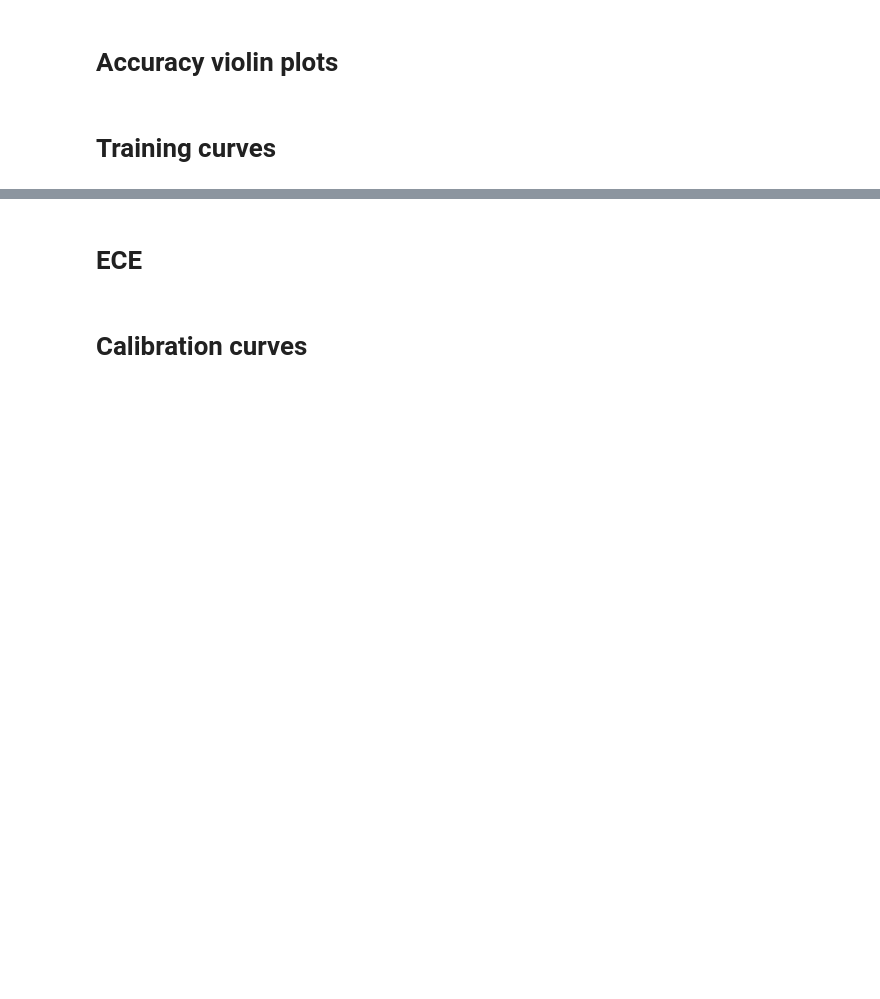
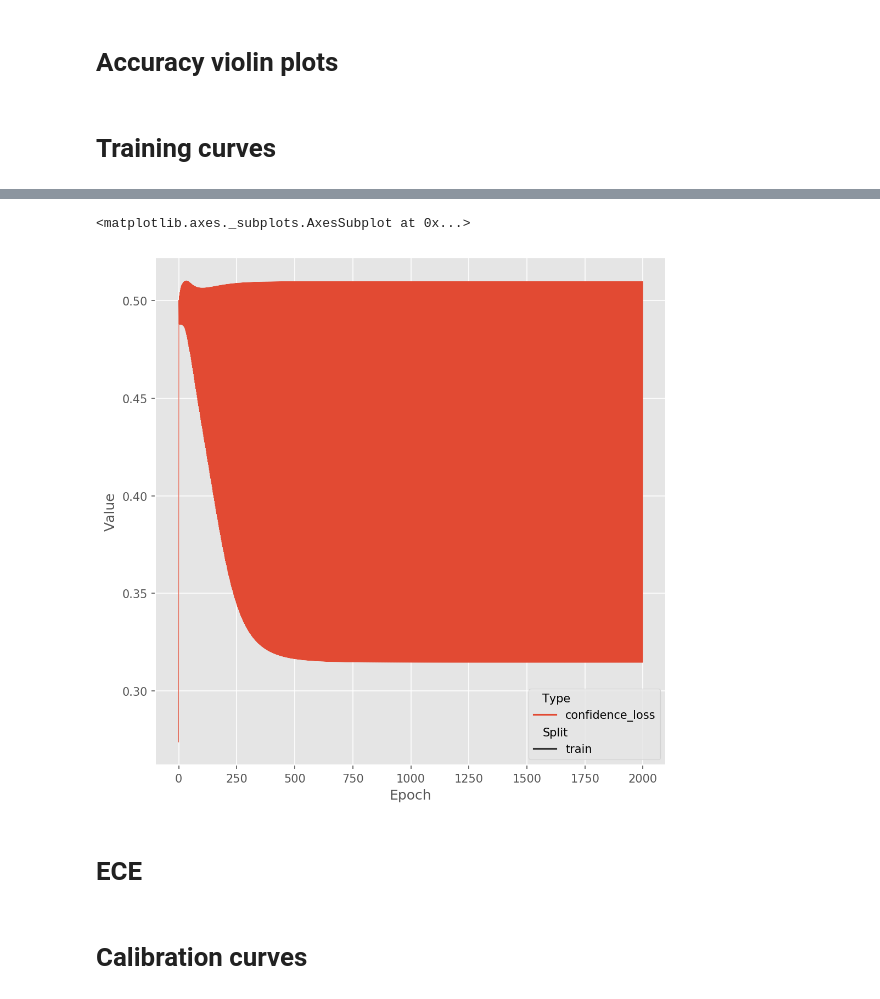
Before and after one commit to ebronstein/Exhaustive-CCS, a Jupyter notebook: plots.ipynb, the cells around one changed output, grey strips where cells are left out. Drawn from its saved outputs; the diff is of its cells as text; code cells hidden in the pictures; blank space fills up the shorter version.

```diff
--- a/plots.ipynb
+++ b/plots.ipynb
@@ -1733,11 +1633,13 @@ plot_df
 # %%
 sns.lineplot(
-    data=plot_df.query("Type == 'total_loss'"),
+    data=history_plot_df.query("Type == 'confidence_loss' and Split == 'train' and Epoch < 2000"),
     x="Epoch",
     y="Value",
     hue="Type",
     style="Split",
     ci="sd",
-    markers=False,
-    dashes=True,
+    linewidth=0.5,
 )
+# %% [output]
+<matplotlib.axes._subplots.AxesSubplot at 0x...>
+[figure, added]
```
Also changed, not shown: parts of 22 cells of this notebook.
